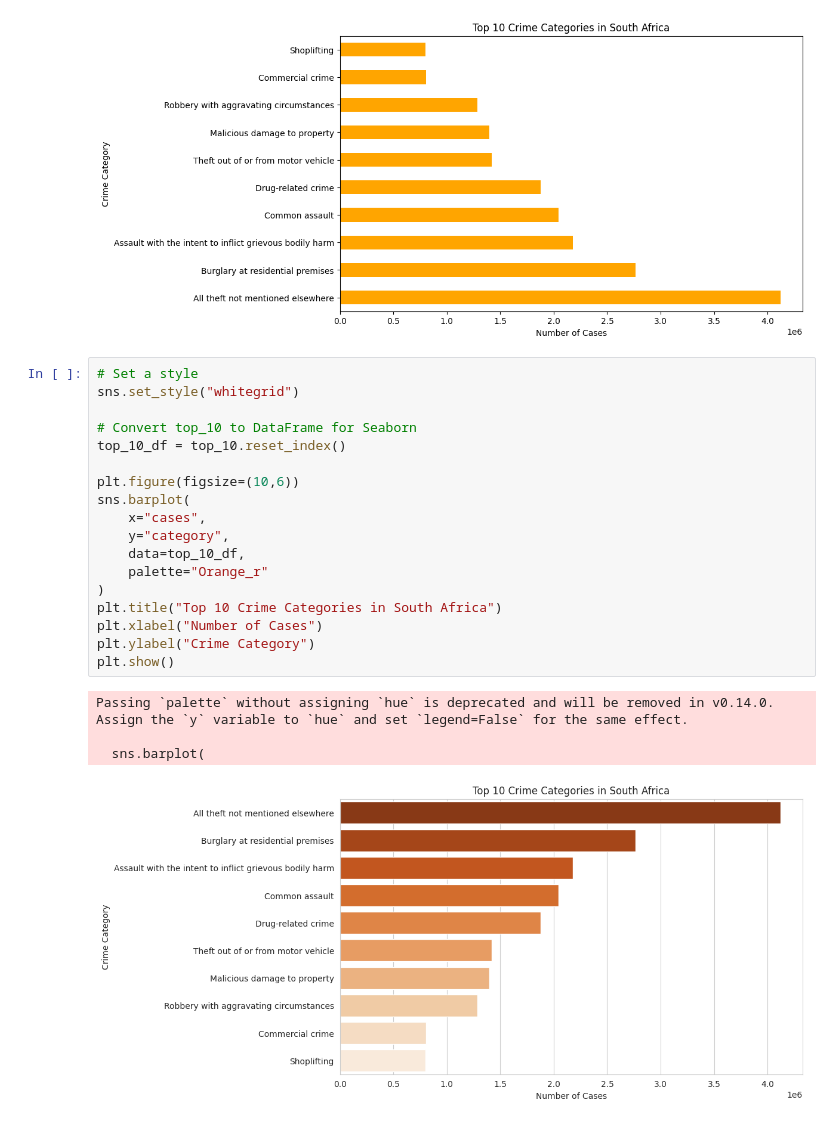
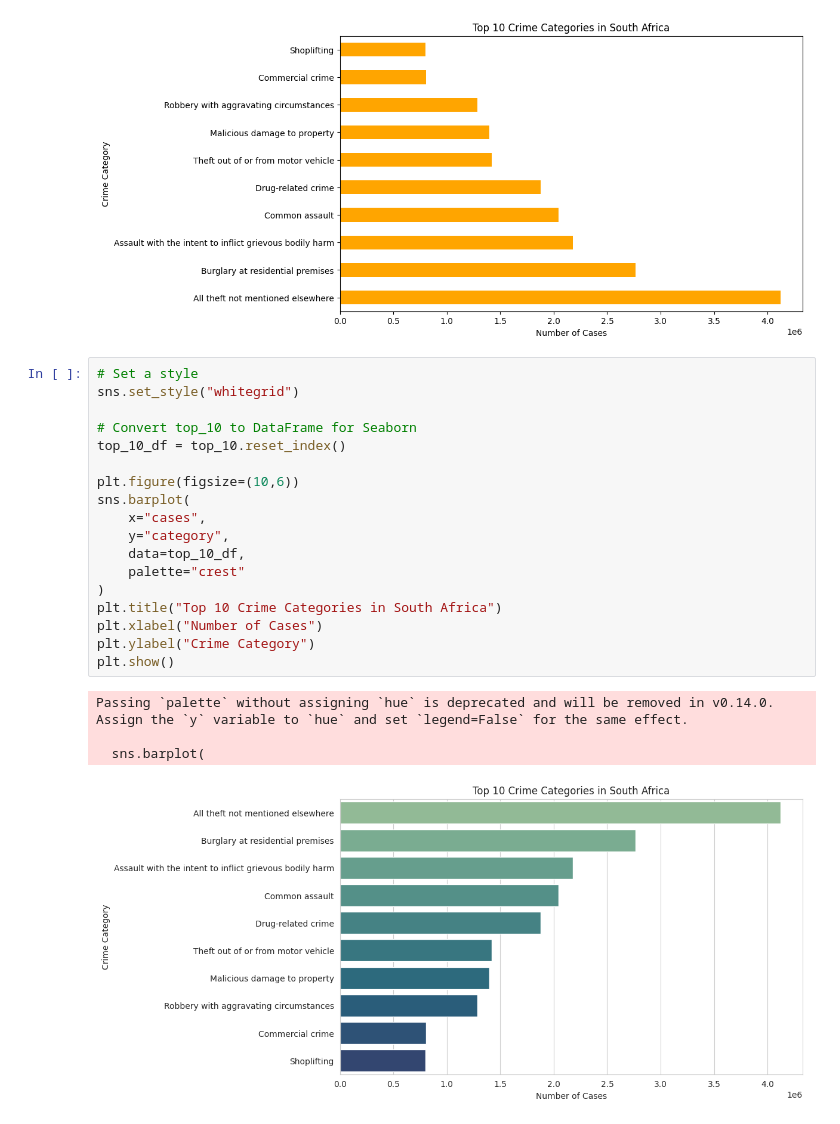
Before and after one commit to slindile24/Crime_Trends_Analysis_SA, a Jupyter notebook: crime_stats_sa/notebooks/crime_analysis.ipynb, the cells around one changed output. Saved outputs shown, nothing was run; the diff lists cells and outputs as text.

```diff
--- a/crime_stats_sa/notebooks/crime_analysis.ipynb
+++ b/crime_stats_sa/notebooks/crime_analysis.ipynb
@@ -111,26 +111,26 @@ plt.show()
 # %%
 # Set a style
 sns.set_style("whitegrid")
 
 # Convert top_10 to DataFrame for Seaborn
 top_10_df = top_10.reset_index()
 
 plt.figure(figsize=(10,6))
 sns.barplot(
     x="cases",
     y="category",
     data=top_10_df,
-    palette="Orange_r"
+    palette="crest"
 )
 plt.title("Top 10 Crime Categories in South Africa")
 plt.xlabel("Number of Cases")
 plt.ylabel("Crime Category")
 plt.show()
 # %% [output]
 Passing `palette` without assigning `hue` is deprecated and will be removed in v0.14.0. Assign the `y` variable to `hue` and set `legend=False` for the same effect.
 
   sns.barplot(
-[figure, old version]
+[figure, new version]
 # %%
 """Plotting most common cases by category"""
 province_totals = df_transformed.groupby("province")["cases"].sum().sort_values(ascending=False)
```
Also changed, not shown: parts of 3 cells of this notebook.
